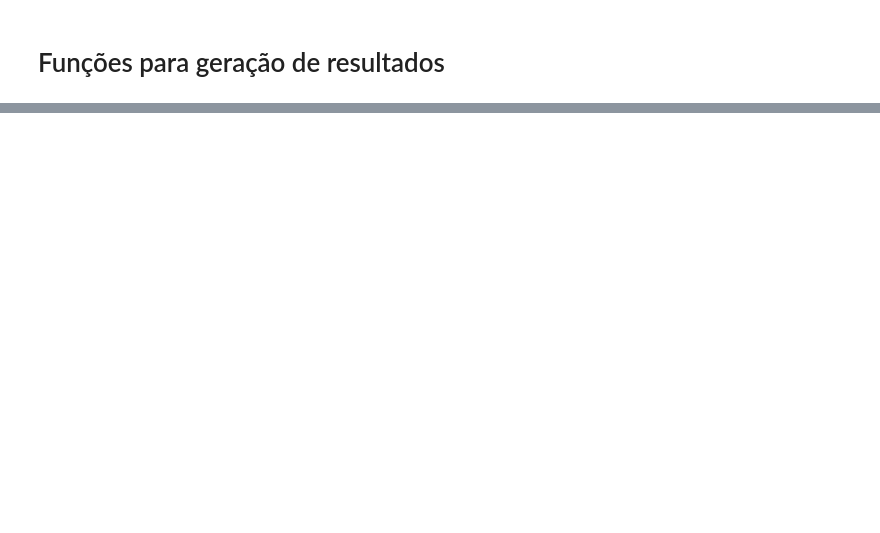
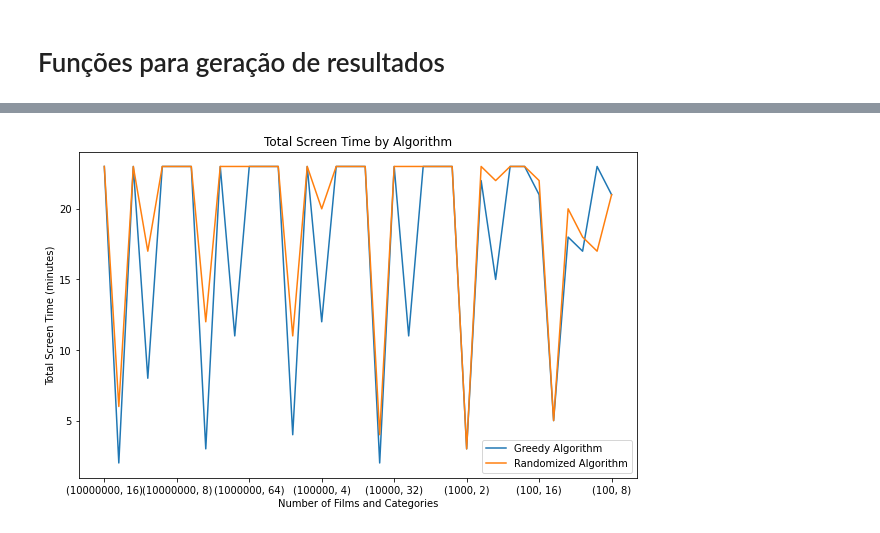
Before and after one commit to josermf2/maratonaFilmesSuperComp, a Jupyter notebook: geracaoResultados.ipynb, the cells around one changed output, grey strips where cells are left out. Cells and saved outputs as stored; diff of their text form; code cells hidden in the pictures; blank space fills up the shorter version.

```diff
--- a/geracaoResultados.ipynb
+++ b/geracaoResultados.ipynb
@@ -99,0 +147,4 @@ df_filmes
+# %%
+# Tabela de tempo de exibição
+df_screen_time = df[['screen_time_guloso', 'screen_time_aleatorio']]
+df_screen_time
@@ -122,3 +192,14 @@ plt.show()
+# %%
+fig, ax = plt.subplots(figsize=(10, 6))
+df_screen_time['screen_time_guloso'].plot(ax=ax, label='Greedy Algorithm')
+df_screen_time['screen_time_aleatorio'].plot(ax=ax, label='Randomized Algorithm')
+ax.set_xlabel('Number of Films and Categories')
+ax.set_ylabel('Total Screen Time (minutes)')
+ax.set_title('Total Screen Time by Algorithm')
+ax.legend()
+plt.show()
+# %% [output]
+[figure, added]
 # %%
 fig = plt.figure(figsize=(10, 10))
 ax = fig.add_subplot(111, projection='3d')
```
Also changed, not shown: parts of 18 cells of this notebook.
